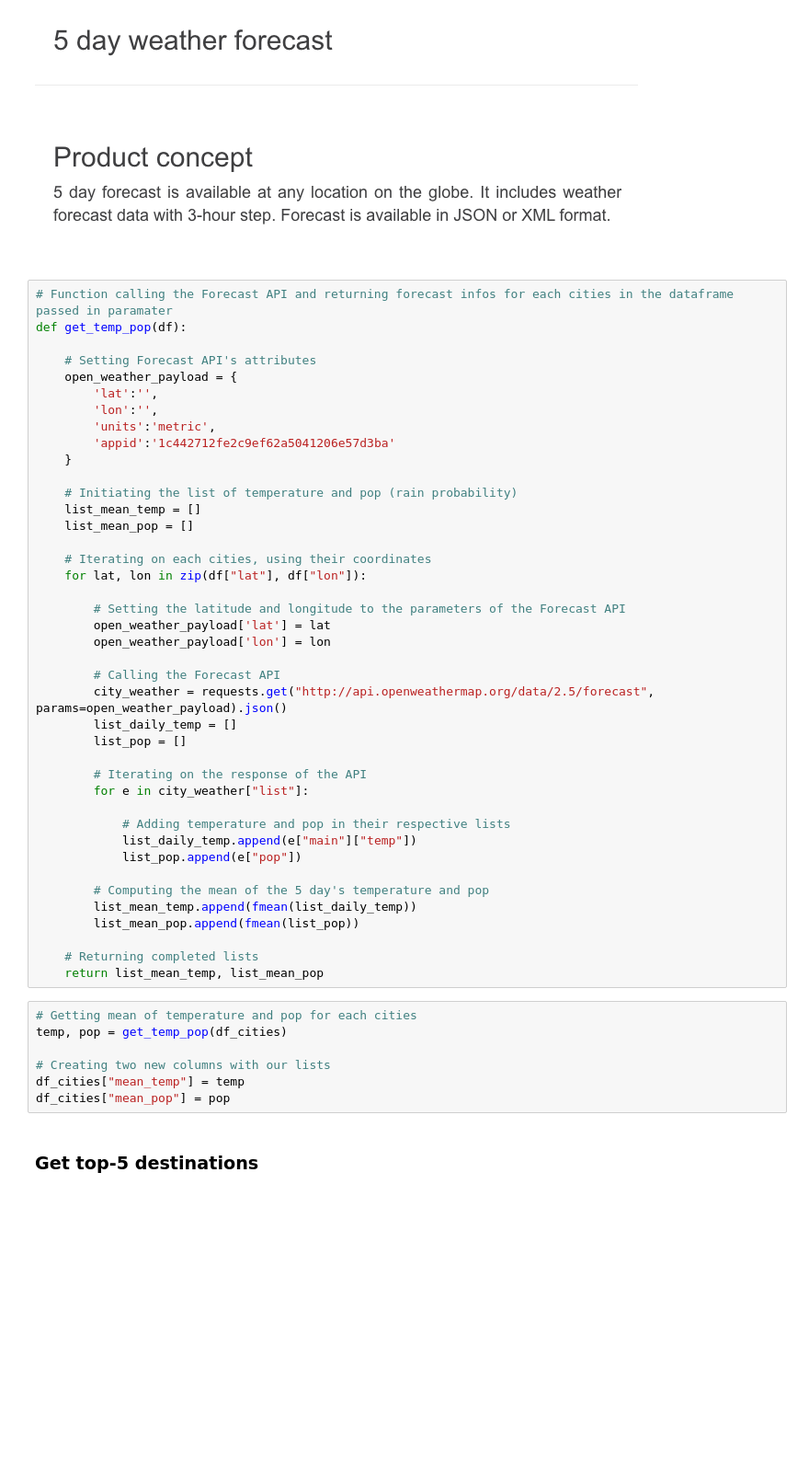
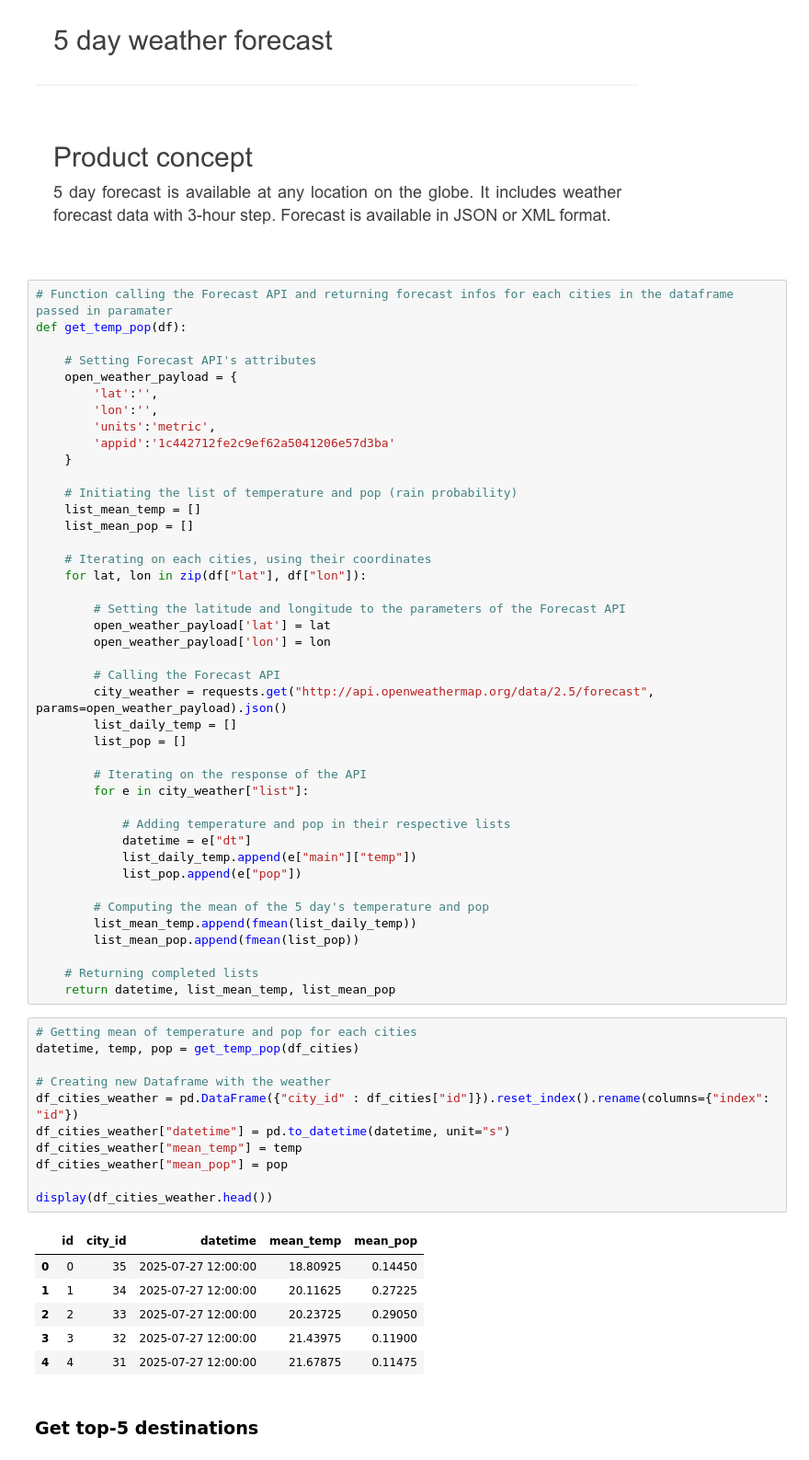
Before and after one commit to qxzjy/dsfs-ft-34-certification, a Jupyter notebook: BLOCK_1/01_KAYAK_BOOKING/notebooks/00_project.ipynb, the cells around one changed output. Shown at 92% size. Saved outputs shown, nothing was run; the diff lists cells and outputs as text; blank space fills up the shorter version.

```diff
--- a/BLOCK_1/01_KAYAK_BOOKING/notebooks/00_project.ipynb
+++ b/BLOCK_1/01_KAYAK_BOOKING/notebooks/00_project.ipynb
@@ -182,6 +182,7 @@ def get_temp_pop(df):
         for e in city_weather["list"]:
 
             # Adding temperature and pop in their respective lists
+            datetime = e["dt"]
             list_daily_temp.append(e["main"]["temp"])
             list_pop.append(e["pop"])
 
@@ -190,14 +191,25 @@ def get_temp_pop(df):
         list_mean_pop.append(fmean(list_pop))
 
     # Returning completed lists
-    return list_mean_temp, list_mean_pop
+    return datetime, list_mean_temp, list_mean_pop
 # %%
 # Getting mean of temperature and pop for each cities
-temp, pop = get_temp_pop(df_cities)
+datetime, temp, pop = get_temp_pop(df_cities)
 
-# Creating two new columns with our lists
-df_cities["mean_temp"] = temp
-df_cities["mean_pop"] = pop
+# Creating new Dataframe with the weather
+df_cities_weather = pd.DataFrame({"city_id" : df_cities["id"]}).reset_index().rename(columns={"index": "id"})
+df_cities_weather["datetime"] = pd.to_datetime(datetime, unit="s")
+df_cities_weather["mean_temp"] = temp
+df_cities_weather["mean_pop"] = pop
+
+display(df_cities_weather.head())
+# %% [output]
+|  | id | city_id | datetime | mean_temp | mean_pop |
+| 0 | 0 | 35 | 2025-07-27 12:00:00 | 18.80925 | 0.14450 |
+| 1 | 1 | 34 | 2025-07-27 12:00:00 | 20.11625 | 0.27225 |
+| 2 | 2 | 33 | 2025-07-27 12:00:00 | 20.23725 | 0.29050 |
+| 3 | 3 | 32 | 2025-07-27 12:00:00 | 21.43975 | 0.11900 |
+| 4 | 4 | 31 | 2025-07-27 12:00:00 | 21.67875 | 0.11475 |
 # %% [markdown]
 ### Get top-5 destinations
 # %%
```
Also changed, not shown: parts of 7 cells of this notebook, 6 other files.
